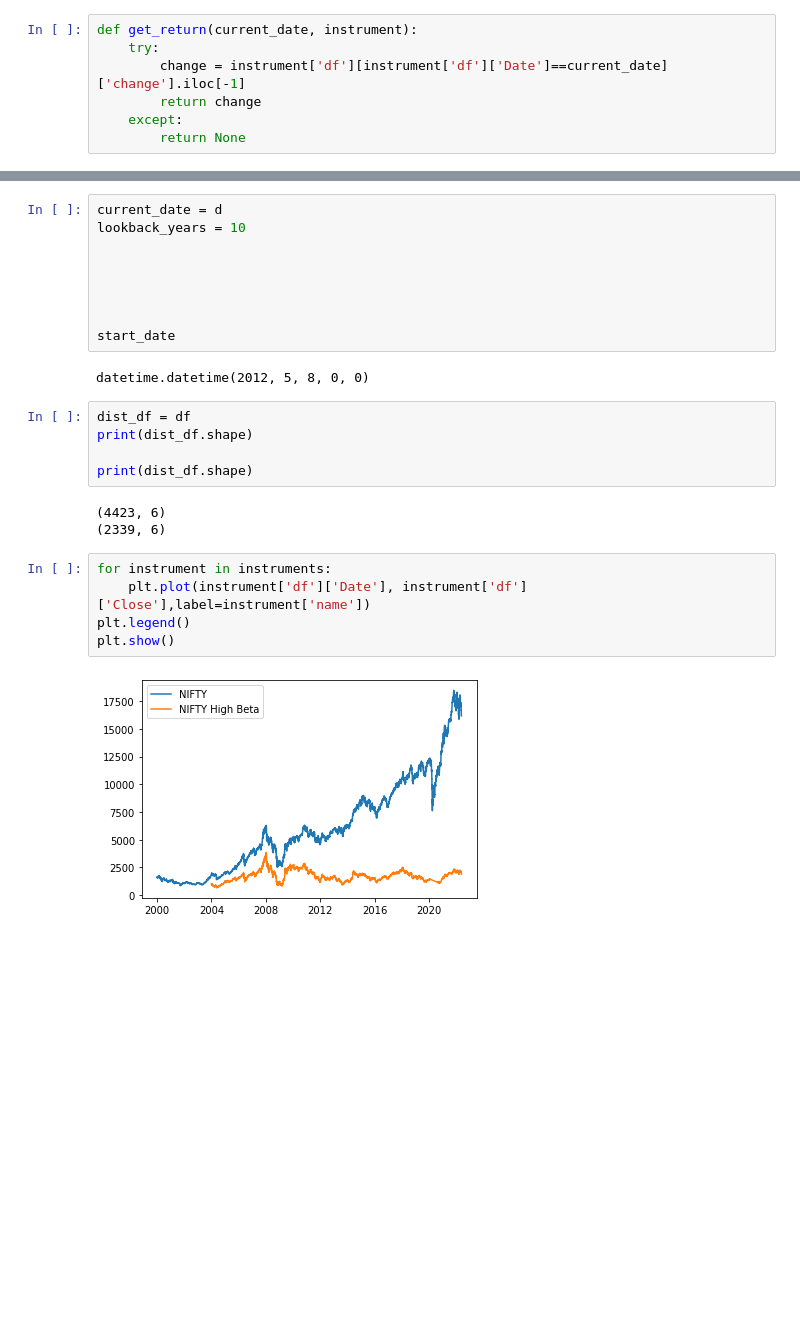
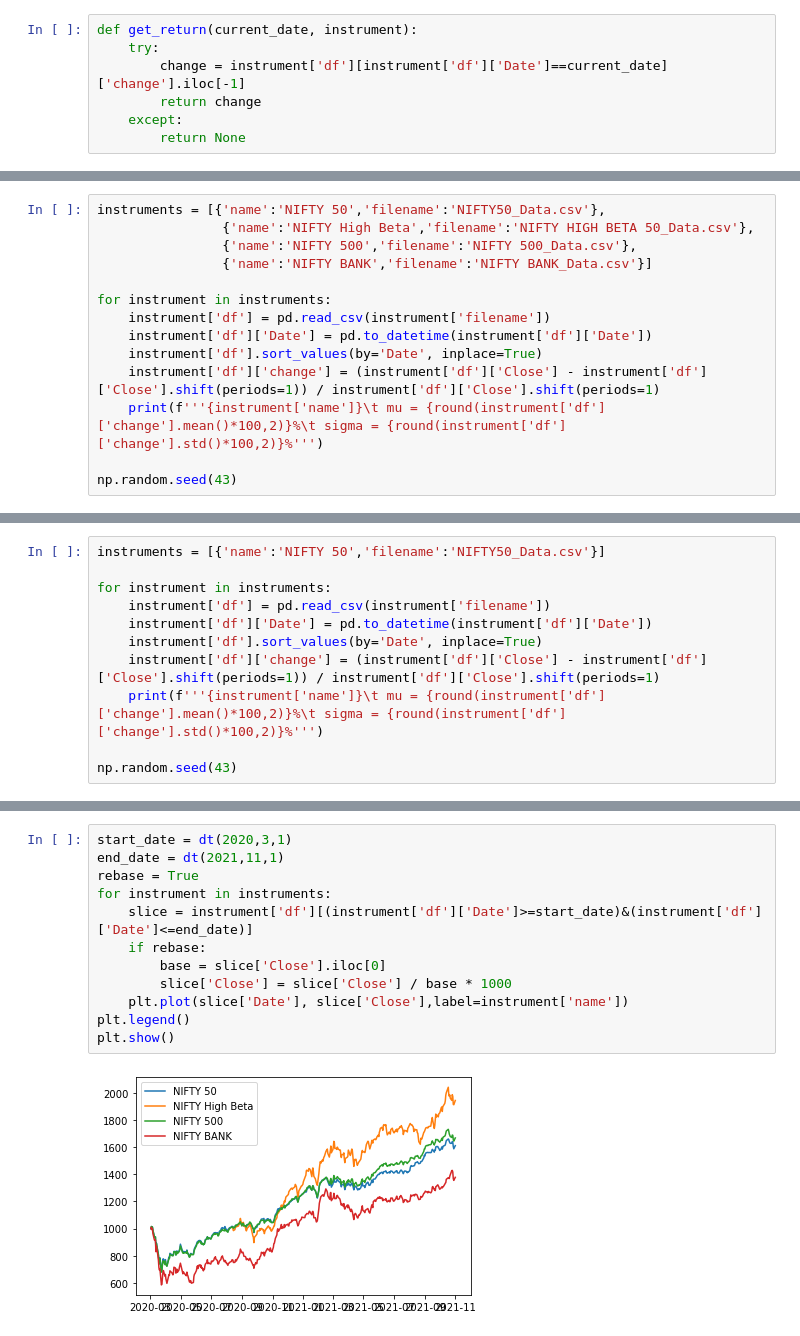
Before and after one commit to hiteshgulati/HG, a Jupyter notebook: alm.ipynb, the cells around one changed output, grey strips where cells are left out. Cells and saved outputs as stored; diff of their text form; blank space fills up the shorter version.

```diff
--- a/alm.ipynb
+++ b/alm.ipynb
@@ -484,0 +487,14 @@ get_mean_return(instrument['df'],lookback_years=6, current_date=dt(2022,1,1))
+# %%
+instruments = [{'name':'NIFTY 50','filename':'NIFTY50_Data.csv'},
+                {'name':'NIFTY High Beta','filename':'NIFTY HIGH BETA 50_Data.csv'},
+                {'name':'NIFTY 500','filename':'NIFTY 500_Data.csv'},
+                {'name':'NIFTY BANK','filename':'NIFTY BANK_Data.csv'}]
+
+for instrument in instruments:
+    instrument['df'] = pd.read_csv(instrument['filename'])
+    instrument['df']['Date'] = pd.to_datetime(instrument['df']['Date'])
+    instrument['df'].sort_values(by='Date', inplace=True)
+    instrument['df']['change'] = (instrument['df']['Close'] - instrument['df']['Close'].shift(periods=1)) / instrument['df']['Close'].shift(periods=1)
+    print(f'''{instrument['name']}\t mu = {round(instrument['df']['change'].mean()*100,2)}%\t sigma = {round(instrument['df']['change'].std()*100,2)}%''')
+
+np.random.seed(43)
@@ -484,0 +506,11 @@ get_mean_return(instrument['df'],lookback_years=6, current_date=dt(2022,1,1))
+# %%
+instruments = [{'name':'NIFTY 50','filename':'NIFTY50_Data.csv'}]
+
+for instrument in instruments:
+    instrument['df'] = pd.read_csv(instrument['filename'])
+    instrument['df']['Date'] = pd.to_datetime(instrument['df']['Date'])
+    instrument['df'].sort_values(by='Date', inplace=True)
+    instrument['df']['change'] = (instrument['df']['Close'] - instrument['df']['Close'].shift(periods=1)) / instrument['df']['Close'].shift(periods=1)
+    print(f'''{instrument['name']}\t mu = {round(instrument['df']['change'].mean()*100,2)}%\t sigma = {round(instrument['df']['change'].std()*100,2)}%''')
+
+np.random.seed(43)
@@ -660,26 +671,14 @@ get_change_prob
-# %%
-current_date = d
-lookback_years = 10
-
-
-
-
-
-start_date
-# %% [output]
-datetime.datetime(2012, 5, 8, 0, 0)
-# %%
-dist_df = df
-print(dist_df.shape)
-
-print(dist_df.shape)
-# %% [output]
-(4423, 6)
-(2339, 6)
-# %%
-for instrument in instruments:
-    plt.plot(instrument['df']['Date'], instrument['df']['Close'],label=instrument['name'])
-plt.legend()
-plt.show()
-# %% [output]
-[figure, removed]
+# %%
+start_date = dt(2020,3,1)
+end_date = dt(2021,11,1)
+rebase = True
+for instrument in instruments:
+    slice = instrument['df'][(instrument['df']['Date']>=start_date)&(instrument['df']['Date']<=end_date)]
+    if rebase:
+        base = slice['Close'].iloc[0]
+        slice['Close'] = slice['Close'] / base * 1000
+    plt.plot(slice['Date'], slice['Close'],label=instrument['name'])
+plt.legend()
+plt.show()
+# %% [output]
+[figure, added]
```
Also changed, not shown: parts of 15 cells of this notebook, 2 other files.
